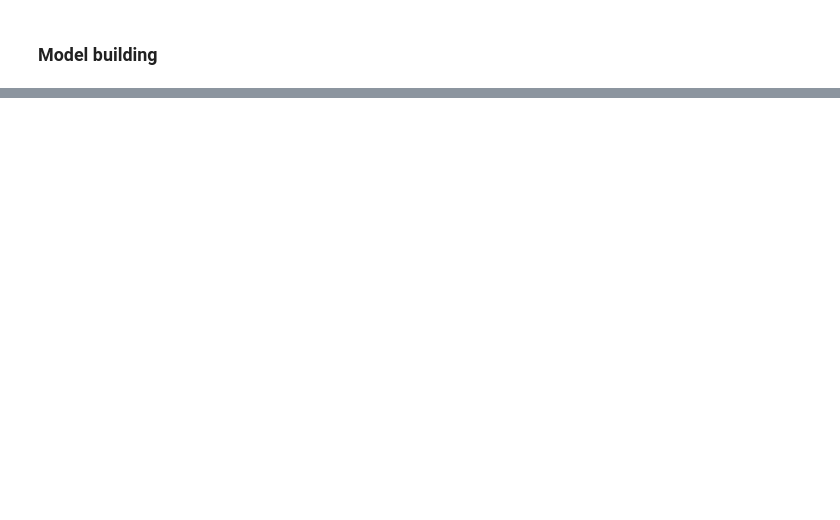
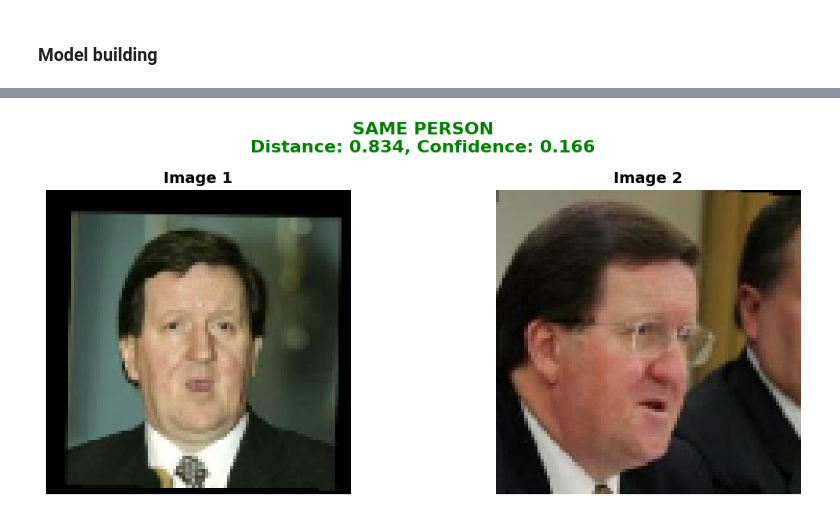
Before and after one commit to russomario/Siamese-Network-HAEEI, a Jupyter notebook: siamese.ipynb, the cells around one changed output, grey strips where cells are left out. Drawn from its saved outputs; the diff is of its cells as text; code cells hidden in the pictures; blank space fills up the shorter version.

```diff
--- a/siamese.ipynb
+++ b/siamese.ipynb
@@ -643,0 +647,77 @@ print("="*60)
+# %%
+def preprocess_single_image(image_path):
+    """Preprocess a single image for prediction"""
+    img = load_and_preprocess_image(image_path)
+    return np.expand_dims(img, axis=0)
+
+
+def compare_faces(model, img1_path, img2_path, threshold=0.5):
+    """
+    Compare two face images and return similarity score
+    """
+    # Preprocess images
+    img1 = preprocess_single_image(img1_path)
+    img2 = preprocess_single_image(img2_path)
+
+    # Predict distance
+    distance = model.predict([img1, img2])[0][0]
+
+    # Determine if same person
+    is_same_person = distance < threshold
+    confidence = 1 - distance if is_same_person else distance
+
+    return {
+        "distance": distance,
+        "is_same_person": is_same_person,
+        "confidence": confidence,
+        "threshold": threshold,
+    }
+
+
+def visualize_prediction(img1_path, img2_path, result):
+    """Visualize prediction result"""
+    fig, (ax1, ax2) = plt.subplots(1, 2, figsize=(12, 5))
+
+    # Load and display images
+    img1 = np.array(load_and_preprocess_image(img1_path))
+    img2 = np.array(load_and_preprocess_image(img2_path))
+
+    ax1.imshow(np.clip(img1, 0, 1))
+    ax1.set_title("Image 1", fontsize=14, fontweight="bold")
+    ax1.axis("off")
+
+    ax2.imshow(np.clip(img2, 0, 1))
+    ax2.set_title("Image 2", fontsize=14, fontweight="bold")
+    ax2.axis("off")
+
+    # Add result text
+    color = "green" if result["is_same_person"] else "red"
+    result_text = "SAME PERSON" if result["is_same_person"] else "DIFFERENT PERSONS"
+
+    plt.suptitle(
+        f"{result_text}\nDistance: {result['distance']:.3f}, Confidence: {result['confidence']:.3f}",
+        fontsize=16,
+        fontweight="bold",
+        color=color,
+    )
+
+    # Add colored borders
+    for ax in (ax1, ax2):
+        for spine in ax.spines.values():
+            spine.set_visible(True)
+            spine.set_edgecolor(color)
+            spine.set_linewidth(3)
+
+    plt.tight_layout()
+    plt.show()
+
+
+# get random pair from test set
+random_index = random.randint(0, len(test_pairs) - 1)
+example_pair = test_pairs[random_index]
+img1_path, img2_path = example_pair
+# Compare the two images
+result = compare_faces(siamese_model, img1_path, img2_path, threshold=1.1)
+# Visualize the prediction
+visualize_prediction(img1_path, img2_path, result)
+# %% [output]
@@ -643,0 +725 @@ print("="*60)
+[figure, added]
```
Also changed, not shown: parts of 28 cells of this notebook, 1 other file.
